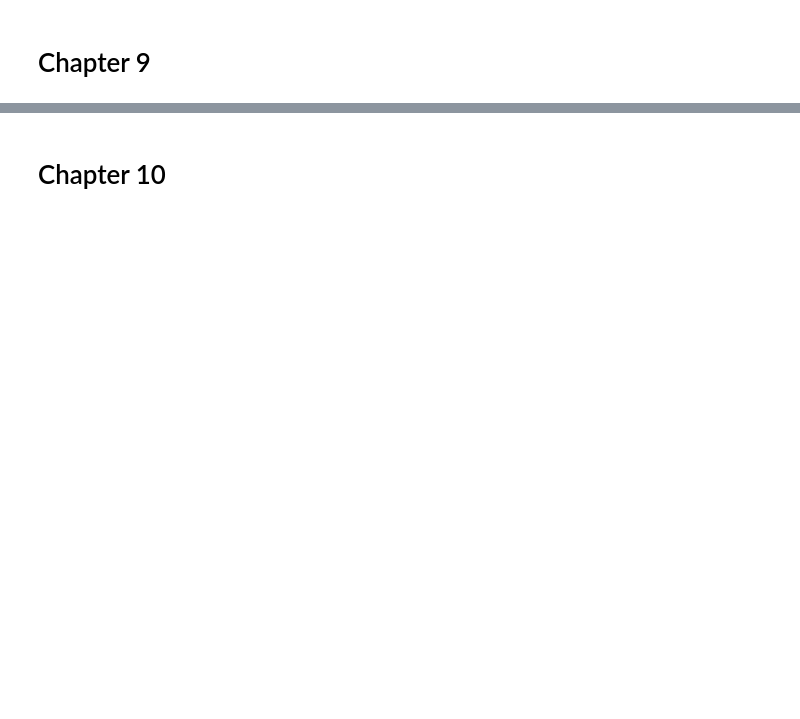
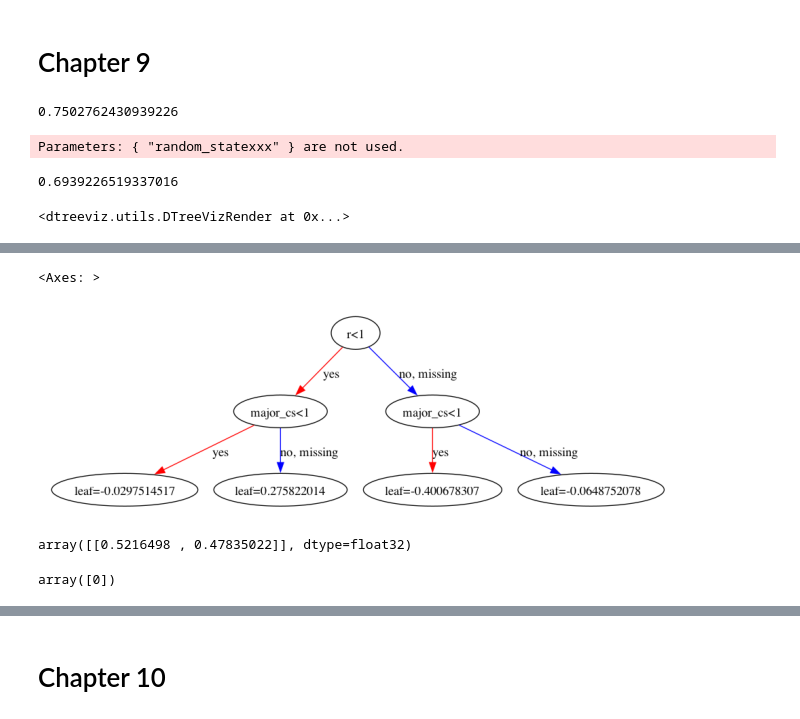
Before and after one commit to yanickc/effective_xgboost_book, a Jupyter notebook: xgbcode.ipynb, the cells around one changed output, grey strips where cells are left out. Cells and saved outputs as stored; diff of their text form; code cells hidden in the pictures; blank space fills up the shorter version.

```diff
--- a/xgbcode.ipynb
+++ b/xgbcode.ipynb
@@ -1187,0 +1087,33 @@ def inv_logit(p):
+# %%
+### A Boosted Model
+
+xg_oob = xgb.XGBClassifier()
+xg_oob.fit(X_train, y_train)
+xg_oob.score(X_test, y_test)
+# %% [output]
+0.7502762430939226
+# %%
+# Let's try w/ depth of 2 and 2 trees
+xg2 = xgb.XGBClassifier(max_depth=2, n_estimators=2)
+xg2.fit(X_train, y_train)
+xg2.score(X_test, y_test)
+# %% [output]
+Parameters: { "random_statexxx" } are not used.
+0.6939226519337016
+# %%
+import dtreeviz
+
+viz = dtreeviz.model(xg2, X_train=X, y_train=y, target_name='Job',
+    feature_names=list(X_train.columns),
+    class_names=['DS', 'SE'], tree_index=0)
+viz.view(depth_range_to_display=[0,2])
+# %% [output]
+<dtreeviz.utils.DTreeVizRender at 0x...>
+# %%
+### Understanding the Output of the Trees
+
+xhelp.my_dot_export(xg2, num_trees=0, filename='img/xgb_md2.dot',
+                    title='First Tree')
+
+xgb.plot_tree(xg2, num_trees=0)
+# %% [output]
@@ -1187,0 +1121,32 @@ def inv_logit(p):
+<Axes: >
+[figure, added]
+# %%
+# Predicts 1 - Software engineer
+se7894 = pd.DataFrame({'age': {7894: 22},
+ 'education': {7894: 16.0},
+ 'years_exp': {7894: 1.0},
+ 'compensation': {7894: 0},
+ 'python': {7894: 1},
+ 'r': {7894: 0},
+ 'sql': {7894: 0},
+ 'Q1_Male': {7894: 1},
+ 'Q1_Female': {7894: 0},
+ 'Q1_Prefer not to say': {7894: 0},
+ 'Q1_Prefer to self-describe': {7894: 0},
+ 'Q3_United States of America': {7894: 0},
+ 'Q3_India': {7894: 1},
+ 'Q3_China': {7894: 0},
+ 'major_cs': {7894: 0},
+ 'major_other': {7894: 0},
+ 'major_eng': {7894: 0},
+ 'major_stat': {7894: 0}})
+xg2.predict_proba(se7894)
+#array([[0.4986236, 0.5013764]], dtype=float32)
+# %% [output]
+array([[0.5216498 , 0.47835022]], dtype=float32)
+# %%
+# Predicts 1 - Software engineer
+xg2.predict(pd.DataFrame(se7894))
+#array([1])
+# %% [output]
+array([0])
```
Also changed, not shown: parts of 51 cells of this notebook, 4 other files.
